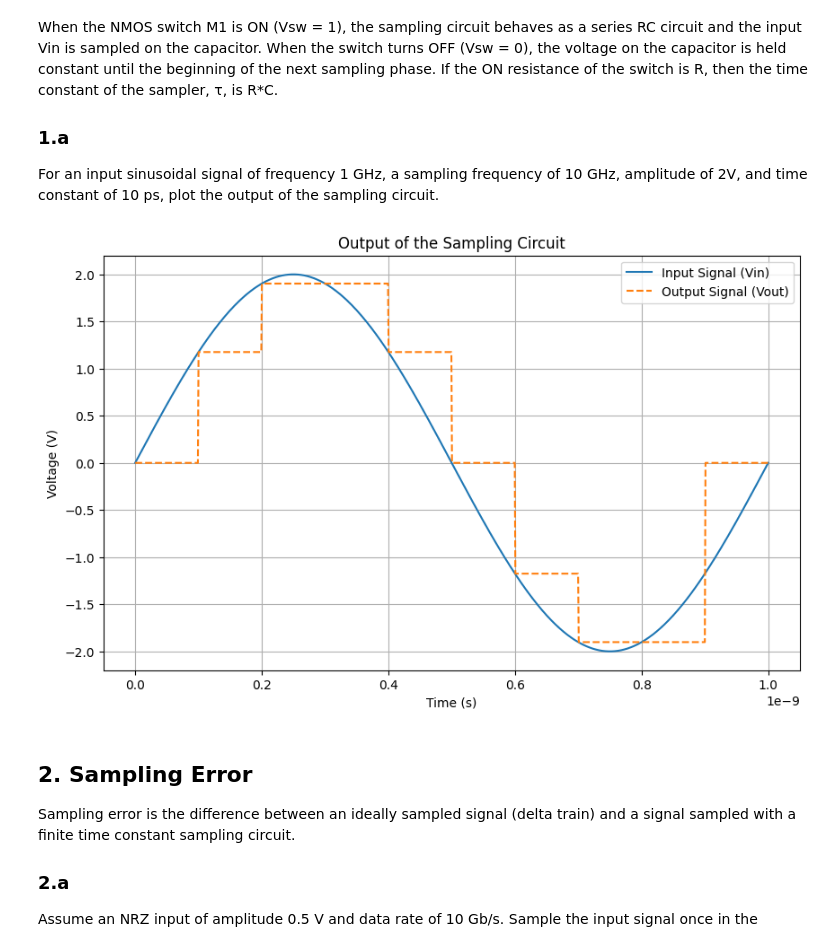
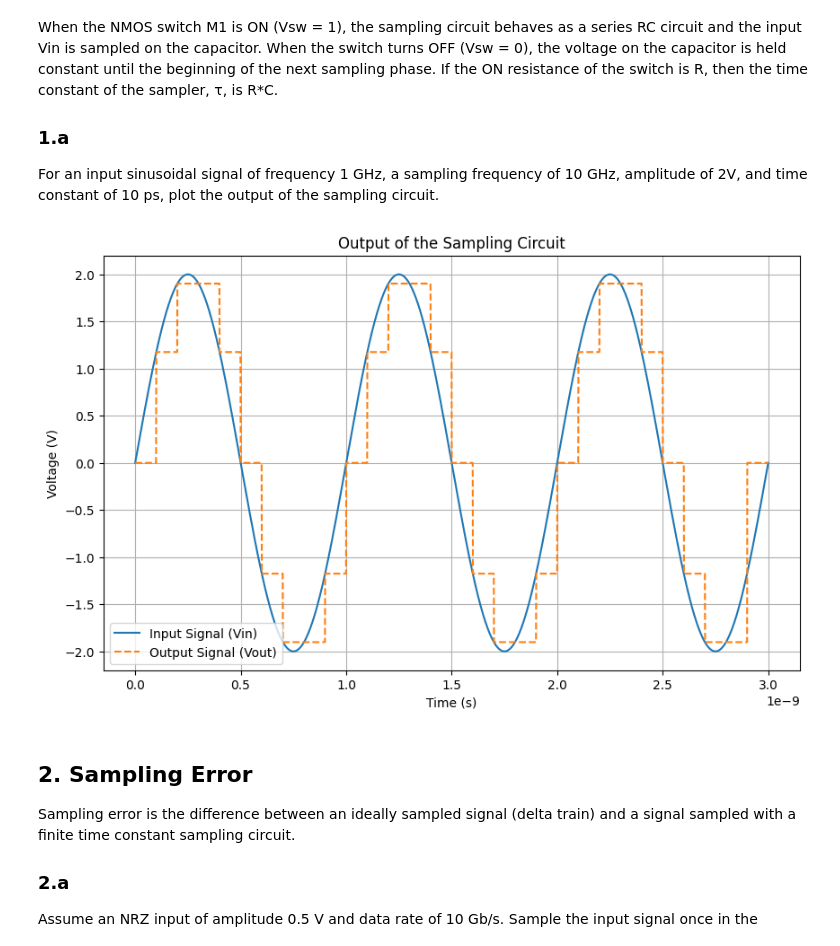
Before and after one commit to Sam-Bieberich/489, a Jupyter notebook: Lab/lab3.ipynb, the cells around one changed output. Cells and saved outputs as stored; diff of their text form; code cells hidden in the pictures.

```diff
--- a/Lab/lab3.ipynb
+++ b/Lab/lab3.ipynb
@@ -16,34 +16,41 @@ import numpy as np
 import matplotlib.pyplot as plt
 from scipy import signal
 # %%
+# Define the input signal parameters
 f_in = 1e9
 f_s = 10e9
 A = 2
 tau = 10e-12
 
-t = np.linspace(0, 1/f_in, 1000)
+# Define the time vector for three periods of the input signal
+t = np.linspace(0, 3/f_in, 3000)
 
+# Generate the input signal
 vin = A * np.sin(2 * np.pi * f_in * t)
 
-t_sample = np.arange(0, 1/f_in, 1/f_s)
+# Define the sampling instants
+t_sample = np.arange(0, 3/f_in, 1/f_s)
 
+# Sample the input signal
 vin_sampled = A * np.sin(2 * np.pi * f_in * t_sample)
 
+# Generate the output signal
 vout = np.zeros_like(t)
 for i in range(len(t_sample) - 1):
     vout[(t >= t_sample[i]) & (t < t_sample[i+1])] = vin_sampled[i]
 
+# Plot the input and output signals
 plt.figure(figsize=(10, 6))
 plt.plot(t, vin, label='Input Signal (Vin)')
 plt.plot(t, vout, label='Output Signal (Vout)', linestyle='--')
 plt.xlabel('Time (s)')
 plt.ylabel('Voltage (V)')
 plt.title('Output of the Sampling Circuit')
 plt.legend()
 plt.grid(True)
 plt.show()
 # %% [output]
-[figure, old version]
+[figure, new version]
 # %% [markdown]
 ## 2. Sampling Error
 
```
Also changed, not shown: parts of 2 cells of this notebook.
